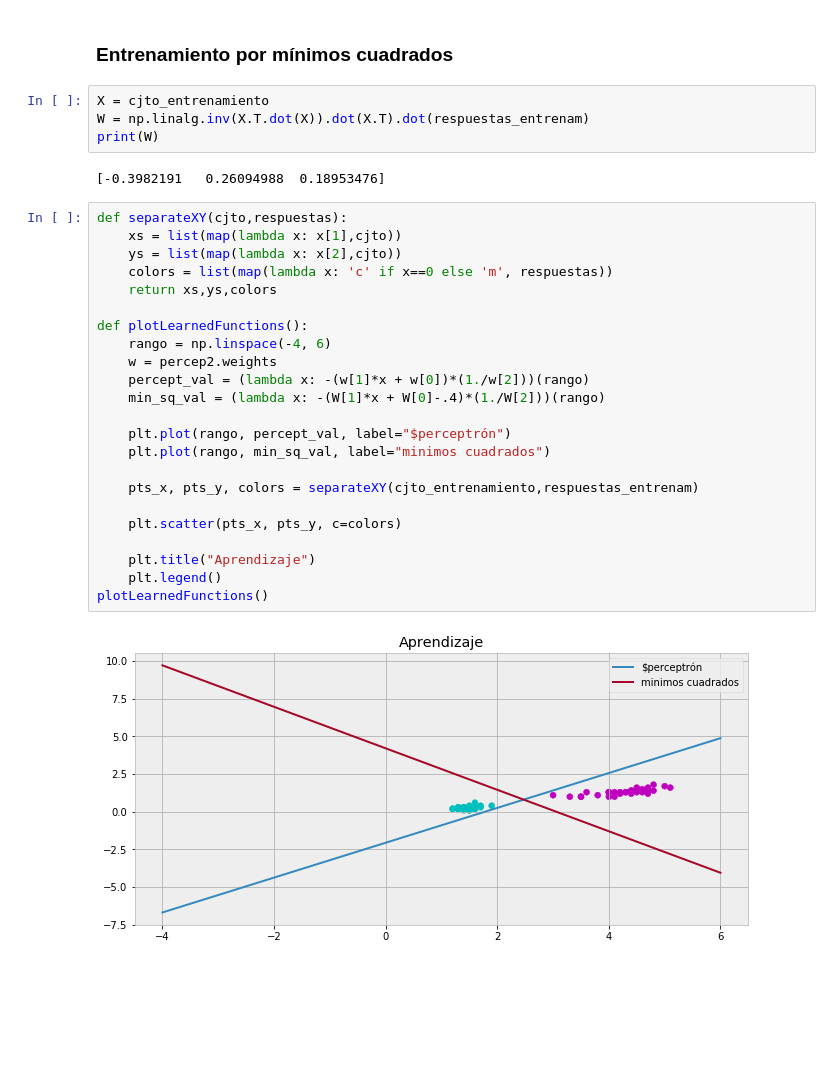
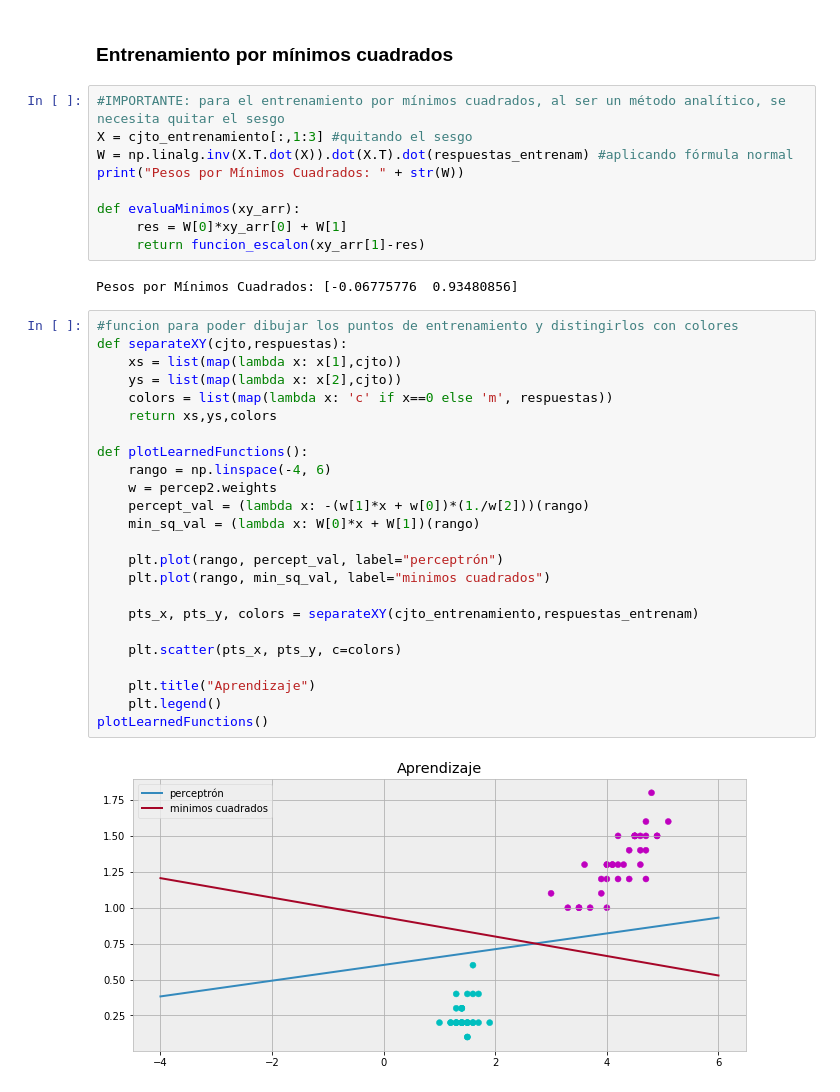
Before and after one commit to LisandroV/NeuralNetworks, a Jupyter notebook: P2-Perceptron/perceptron_simple/practica_perceptron_simple.ipynb, the cells around one changed output. Cells and saved outputs as stored; diff of their text form; blank space fills up the shorter version.

```diff
--- a/P2-Perceptron/perceptron_simple/practica_perceptron_simple.ipynb
+++ b/P2-Perceptron/perceptron_simple/practica_perceptron_simple.ipynb
@@ -231,33 +229,39 @@ print(percep2.weights)
 # %% [markdown]
 ### Entrenamiento por mínimos cuadrados
-# %%
-X = cjto_entrenamiento
-W = np.linalg.inv(X.T.dot(X)).dot(X.T).dot(respuestas_entrenam)
-print(W)
-# %% [output]
-[-0.3982191   0.26094988  0.18953476]
+# %%
+#IMPORTANTE: para el entrenamiento por mínimos cuadrados, al ser un método analítico, se necesita quitar el sesgo
+X = cjto_entrenamiento[:,1:3] #quitando el sesgo
+W = np.linalg.inv(X.T.dot(X)).dot(X.T).dot(respuestas_entrenam) #aplicando fórmula normal
+print("Pesos por Mínimos Cuadrados: " + str(W))
+
+def evaluaMinimos(xy_arr):
+     res = W[0]*xy_arr[0] + W[1]
+     return funcion_escalon(xy_arr[1]-res)
+# %% [output]
+Pesos por Mínimos Cuadrados: [-0.06775776  0.93480856]
 # %%
+#funcion para poder dibujar los puntos de entrenamiento y distingirlos con colores
 def separateXY(cjto,respuestas):
     xs = list(map(lambda x: x[1],cjto))
     ys = list(map(lambda x: x[2],cjto))
     colors = list(map(lambda x: 'c' if x==0 else 'm', respuestas))
     return xs,ys,colors
 
 def plotLearnedFunctions():
     rango = np.linspace(-4, 6)
     w = percep2.weights
     percept_val = (lambda x: -(w[1]*x + w[0])*(1./w[2]))(rango)
-    min_sq_val = (lambda x: -(W[1]*x + W[0]-.4)*(1./W[2]))(rango)
+    min_sq_val = (lambda x: W[0]*x + W[1])(rango)
 
-    plt.plot(rango, percept_val, label="$perceptrón")
+    plt.plot(rango, percept_val, label="perceptrón")
     plt.plot(rango, min_sq_val, label="minimos cuadrados")
 
     pts_x, pts_y, colors = separateXY(cjto_entrenamiento,respuestas_entrenam)
 
     plt.scatter(pts_x, pts_y, c=colors)
 
     plt.title("Aprendizaje")
     plt.legend()
 plotLearnedFunctions()
 # %% [output]
-[figure, old version]
+[figure, new version]
```
Also changed, not shown: parts of 6 cells of this notebook.
